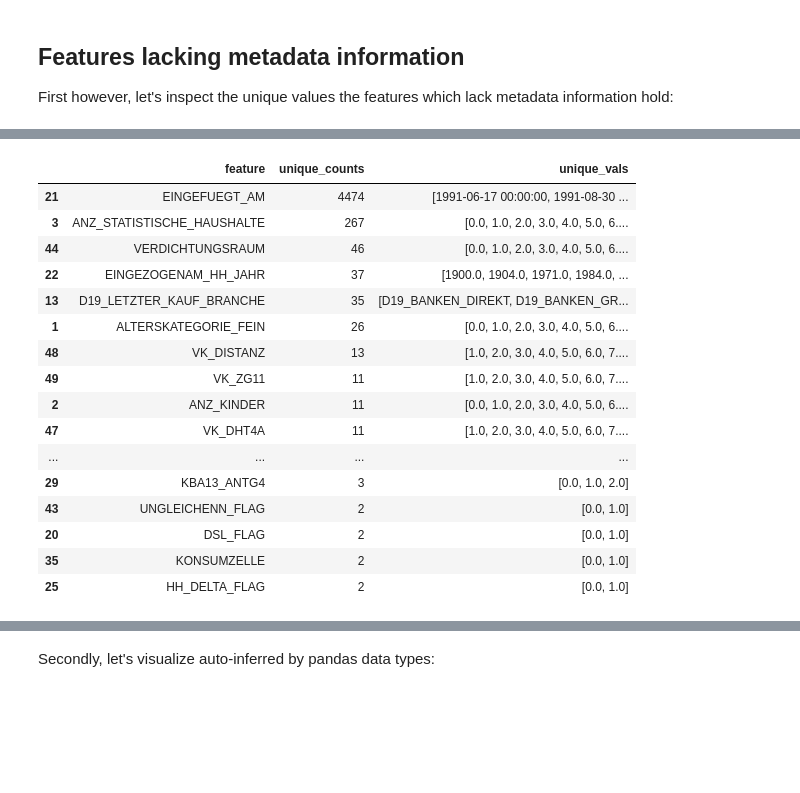
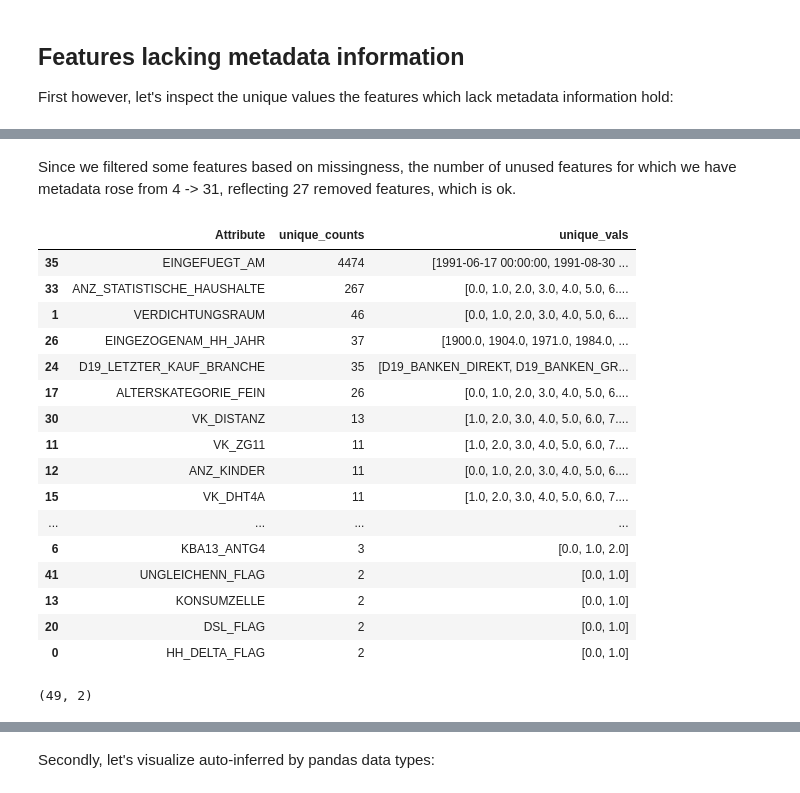
Before and after one commit to vaxherra/Arvato-Customer-Segmentation, a Jupyter notebook: EDA/01_EDA_AZIDAS.ipynb, the cells around one changed output, grey strips where cells are left out. Drawn from its saved outputs; the diff is of its cells as text; code cells hidden in the pictures; blank space fills up the shorter version.

```diff
--- a/EDA/01_EDA_AZIDAS.ipynb
+++ b/EDA/01_EDA_AZIDAS.ipynb
@@ -424,3 +424,11 @@ Features in the `Udacity_AZDIAS_052018`, and described in the provided metadata
 ## Features lacking metadata information
 
 First however, let's inspect the unique values the features which lack metadata information hold:
+# %%
+# re-run previous function, to update the list of some deleted columns
+metadata_attributes = r"../arvato_data/DIAS Attributes - Values 2017.xlsx"
+azdias,missing_metadata_annotations,not_present_features = unknown_to_nan(azdias, metadata_attributes , 'unknown|no transactions known',
+                                                                         rename_columns='azdias_corrected_features.tsv')
+
+print("{} dataset features lacking metadata information, while there are {} features not used by provided dataset. ".\
+      format(  len(missing_metadata_annotations), len(not_present_features) ) )
@@ -427,38 +453,44 @@ First however, let's inspect the unique values the features which lack metadata
+# %% [markdown]
+Since we filtered some features based on missingness, the number of unused features for which we have metadata rose from 4 -> 31, reflecting 27 removed features, which is ok.
 # %%
 missing_metadata_feature_info =  {}
-missing_metadata_feature_info['feature'] = []
+missing_metadata_feature_info['Attribute'] = []
 missing_metadata_feature_info['unique_counts'] = []
 missing_metadata_feature_info['unique_vals'] = []
 
 for f in missing_metadata_annotations:
     unique_vals =  np.unique(azdias[f].dropna() )
 
-    missing_metadata_feature_info['feature'].append(f)
+    missing_metadata_feature_info['Attribute'].append(f)
 
     missing_metadata_feature_info['unique_counts'].append(len(unique_vals))
     missing_metadata_feature_info['unique_vals'].append(unique_vals)
 
 missing_metadata_feature_info = pd.DataFrame.from_dict(missing_metadata_feature_info)
 missing_metadata_feature_info.sort_values('unique_counts',ascending=False, inplace=True)
 missing_metadata_feature_info
 # %% [output]
-|  | feature | unique_counts | unique_vals |
-| 21 | EINGEFUEGT_AM | 4474 | [1991-06-17 00:00:00, 1991-08-30 ... |
-| 3 | ANZ_STATISTISCHE_HAUSHALTE | 267 | [0.0, 1.0, 2.0, 3.0, 4.0, 5.0, 6.... |
-| 44 | VERDICHTUNGSRAUM | 46 | [0.0, 1.0, 2.0, 3.0, 4.0, 5.0, 6.... |
-| 22 | EINGEZOGENAM_HH_JAHR | 37 | [1900.0, 1904.0, 1971.0, 1984.0, ... |
-| 13 | D19_LETZTER_KAUF_BRANCHE | 35 | [D19_BANKEN_DIREKT, D19_BANKEN_GR... |
-| 1 | ALTERSKATEGORIE_FEIN | 26 | [0.0, 1.0, 2.0, 3.0, 4.0, 5.0, 6.... |
-| 48 | VK_DISTANZ | 13 | [1.0, 2.0, 3.0, 4.0, 5.0, 6.0, 7.... |
-| 49 | VK_ZG11 | 11 | [1.0, 2.0, 3.0, 4.0, 5.0, 6.0, 7.... |
-| 2 | ANZ_KINDER | 11 | [0.0, 1.0, 2.0, 3.0, 4.0, 5.0, 6.... |
-| 47 | VK_DHT4A | 11 | [1.0, 2.0, 3.0, 4.0, 5.0, 6.0, 7.... |
+|  | Attribute | unique_counts | unique_vals |
+| 35 | EINGEFUEGT_AM | 4474 | [1991-06-17 00:00:00, 1991-08-30 ... |
+| 33 | ANZ_STATISTISCHE_HAUSHALTE | 267 | [0.0, 1.0, 2.0, 3.0, 4.0, 5.0, 6.... |
+| 1 | VERDICHTUNGSRAUM | 46 | [0.0, 1.0, 2.0, 3.0, 4.0, 5.0, 6.... |
+| 26 | EINGEZOGENAM_HH_JAHR | 37 | [1900.0, 1904.0, 1971.0, 1984.0, ... |
+| 24 | D19_LETZTER_KAUF_BRANCHE | 35 | [D19_BANKEN_DIREKT, D19_BANKEN_GR... |
+| 17 | ALTERSKATEGORIE_FEIN | 26 | [0.0, 1.0, 2.0, 3.0, 4.0, 5.0, 6.... |
+| 30 | VK_DISTANZ | 13 | [1.0, 2.0, 3.0, 4.0, 5.0, 6.0, 7.... |
+| 11 | VK_ZG11 | 11 | [1.0, 2.0, 3.0, 4.0, 5.0, 6.0, 7.... |
+| 12 | ANZ_KINDER | 11 | [0.0, 1.0, 2.0, 3.0, 4.0, 5.0, 6.... |
+| 15 | VK_DHT4A | 11 | [1.0, 2.0, 3.0, 4.0, 5.0, 6.0, 7.... |
 | ... | ... | ... | ... |
-| 29 | KBA13_ANTG4 | 3 | [0.0, 1.0, 2.0] |
-| 43 | UNGLEICHENN_FLAG | 2 | [0.0, 1.0] |
+| 6 | KBA13_ANTG4 | 3 | [0.0, 1.0, 2.0] |
+| 41 | UNGLEICHENN_FLAG | 2 | [0.0, 1.0] |
+| 13 | KONSUMZELLE | 2 | [0.0, 1.0] |
 | 20 | DSL_FLAG | 2 | [0.0, 1.0] |
-| 35 | KONSUMZELLE | 2 | [0.0, 1.0] |
-| 25 | HH_DELTA_FLAG | 2 | [0.0, 1.0] |
+| 0 | HH_DELTA_FLAG | 2 | [0.0, 1.0] |
+# %%
+missing_metadata_feature_info.shape
+# %% [output]
+(49, 2)
 # %% [markdown]
 Here I am sorting in an `ascending` manner the the number of unique values.
 
```
Also changed, not shown: parts of 37 cells of this notebook, 1 other file.
